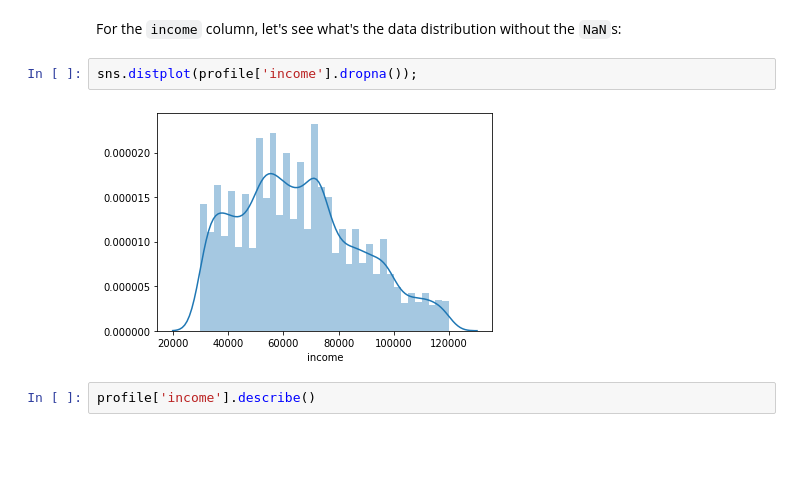
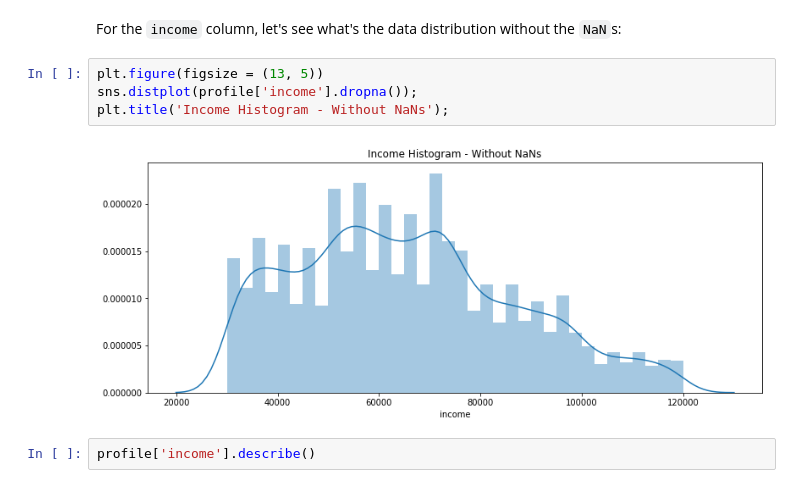
Before and after one commit to juliatessler/udacity-mle-nanodegree, a Jupyter notebook: Starbucks_Capstone_Project.ipynb, the cells around one changed output. Drawn from its saved outputs; the diff is of its cells as text; blank space fills up the shorter version.

```diff
--- a/Starbucks_Capstone_Project.ipynb
+++ b/Starbucks_Capstone_Project.ipynb
@@ -254,10 +267,12 @@ processed_profile.head(10)
 | 9 | 118 | 20161122 | Unknown | 8974fc5686fe429db53ddde067b88302 | NaN |
 # %% [markdown]
 For the `income` column, let's see what's the data distribution without the `NaN`s:
-# %%
-sns.distplot(profile['income'].dropna());
-# %% [output]
-[figure, removed]
+# %%
+plt.figure(figsize = (13, 5))
+sns.distplot(profile['income'].dropna());
+plt.title('Income Histogram - Without NaNs');
+# %% [output]
+[figure, added]
 # %%
 profile['income'].describe()
 # %% [output]
```
Also changed, not shown: parts of 167 cells of this notebook, 2 other files.
